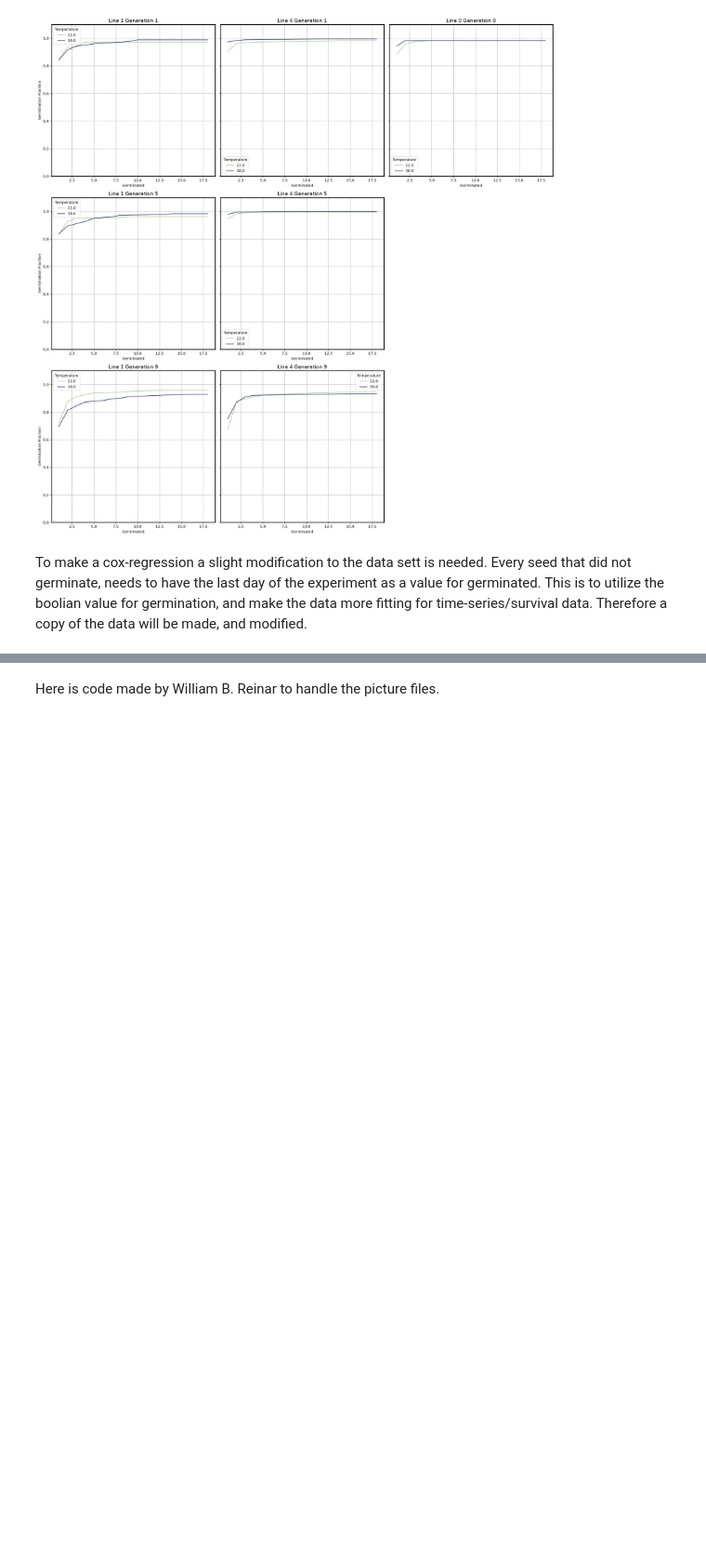
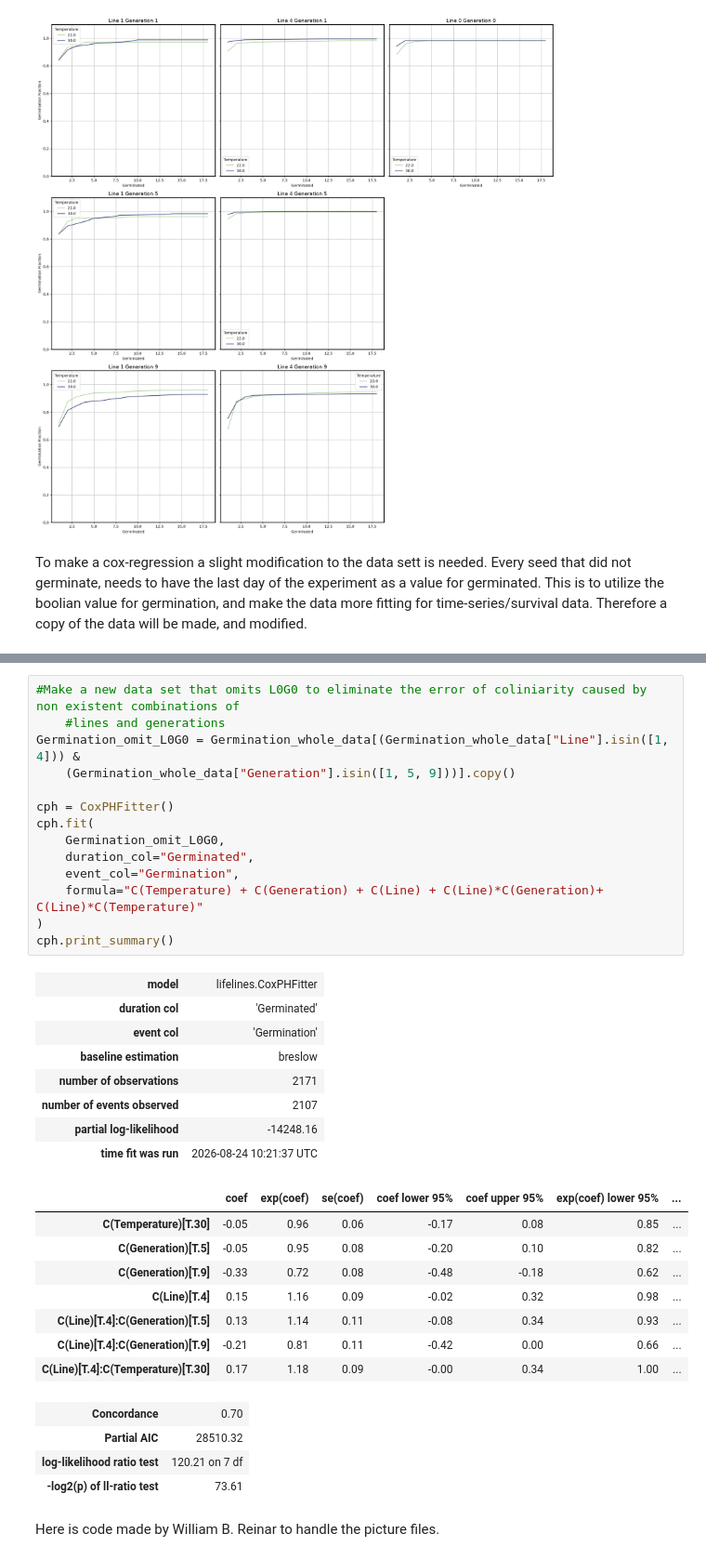
Before and after one commit to JoakimHaraldsvik/Germination, a Jupyter notebook: Germination_2025.ipynb, the cells around one changed output, grey strips where cells are left out. Shown at 93% size. Saved outputs shown, nothing was run; the diff lists cells and outputs as text; blank space fills up the shorter version.

```diff
--- a/Germination_2025.ipynb
+++ b/Germination_2025.ipynb
@@ -372,6 +376,41 @@ cph.print_summary()
 | Partial AIC | 32273.22 |
 | log-likelihood ratio test | 93.56 on 4 df |
 | -log2(p) of ll-ratio test | 61.91 |
+# %%
+#Make a new data set that omits L0G0 to eliminate the error of coliniarity caused by non existent combinations of
+    #lines and generations
+Germination_omit_L0G0 = Germination_whole_data[(Germination_whole_data["Line"].isin([1, 4])) &
+    (Germination_whole_data["Generation"].isin([1, 5, 9]))].copy()
+
+cph = CoxPHFitter()
+cph.fit(
+    Germination_omit_L0G0,
+    duration_col="Germinated",
+    event_col="Germination",
+    formula="C(Temperature) + C(Generation) + C(Line) + C(Line)*C(Generation)+ C(Line)*C(Temperature)"
+)
+cph.print_summary()
+# %% [output]
+| model | lifelines.CoxPHFitter |
+| duration col | 'Germinated' |
+| event col | 'Germination' |
+| baseline estimation | breslow |
+| number of observations | 2171 |
+| number of events observed | 2107 |
+| partial log-likelihood | -14248.16 |
+| time fit was run | 2026-08-24 10:21:37 UTC |
+|  | coef | exp(coef) | se(coef) | coef lower 95% | coef upper 95% | exp(coef) lower 95% | ... |
+| C(Temperature)[T.30] | -0.05 | 0.96 | 0.06 | -0.17 | 0.08 | 0.85 | ... |
+| C(Generation)[T.5] | -0.05 | 0.95 | 0.08 | -0.20 | 0.10 | 0.82 | ... |
+| C(Generation)[T.9] | -0.33 | 0.72 | 0.08 | -0.48 | -0.18 | 0.62 | ... |
+| C(Line)[T.4] | 0.15 | 1.16 | 0.09 | -0.02 | 0.32 | 0.98 | ... |
+| C(Line)[T.4]:C(Generation)[T.5] | 0.13 | 1.14 | 0.11 | -0.08 | 0.34 | 0.93 | ... |
+| C(Line)[T.4]:C(Generation)[T.9] | -0.21 | 0.81 | 0.11 | -0.42 | 0.00 | 0.66 | ... |
+| C(Line)[T.4]:C(Temperature)[T.30] | 0.17 | 1.18 | 0.09 | -0.00 | 0.34 | 1.00 | ... |
+| Concordance | 0.70 |
+| Partial AIC | 28510.32 |
+| log-likelihood ratio test | 120.21 on 7 df |
+| -log2(p) of ll-ratio test | 73.61 |
 # %% [markdown]
 Here is code made by William B. Reinar to handle the picture files.
 # %% [markdown]
```
Also changed, not shown: parts of 5 cells of this notebook.
